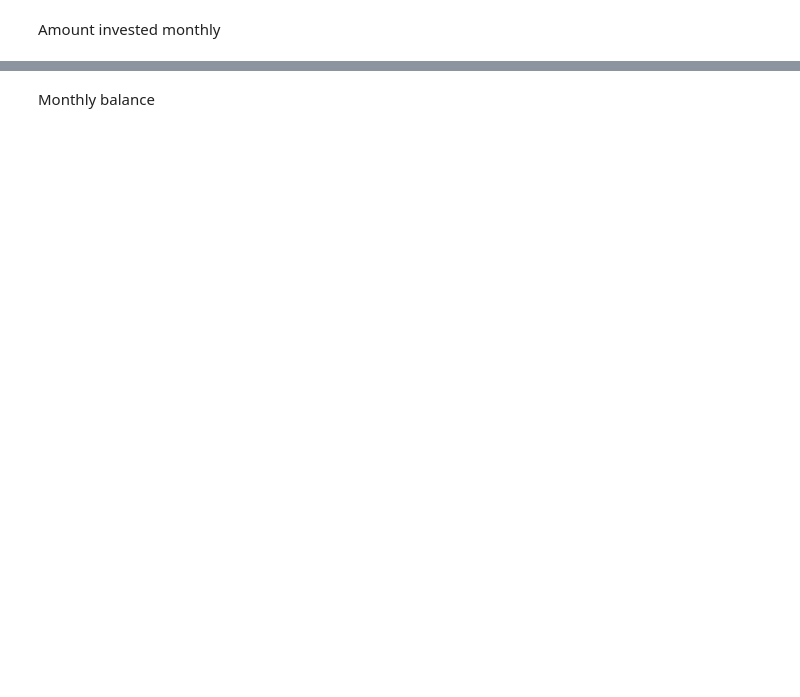
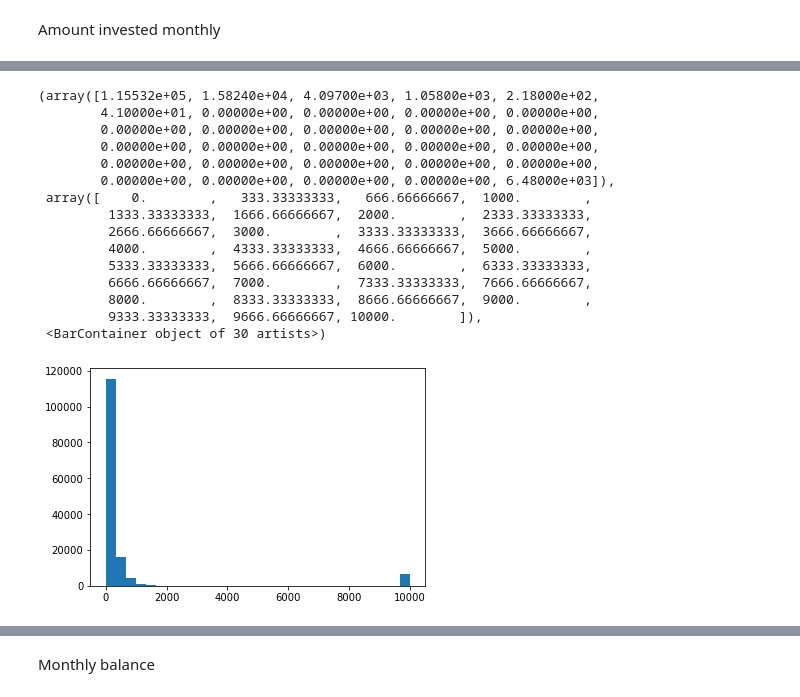
Before and after one commit to WnagZ/vis-and-dm, a Jupyter notebook: outliers.ipynb, the cells around one changed output, grey strips where cells are left out. Cells and saved outputs as stored; diff of their text form; code cells hidden in the pictures; blank space fills up the shorter version.

```diff
--- a/outliers.ipynb
+++ b/outliers.ipynb
@@ -104,7 +120,7 @@ def replace_outliers(df, col_name):
         mean = group[col_name].mean()
         std = group[col_name].std()
         mode = group[col_name].mode()
-        threshold = 4 * std  # Define your threshold here, based on standard deviation
+        threshold = 2 * std  # Define your threshold here, based on standard deviation
 
         group.loc[group[col_name] != mode[0], col_name] = pd.NA
         return group
@@ -195,0 +238,19 @@ Amount invested monthly
+# %%
+plt.hist(df['Amount_invested_monthly'], bins= 30)
+# %% [output]
+(array([1.15532e+05, 1.58240e+04, 4.09700e+03, 1.05800e+03, 2.18000e+02,
+        4.10000e+01, 0.00000e+00, 0.00000e+00, 0.00000e+00, 0.00000e+00,
+        0.00000e+00, 0.00000e+00, 0.00000e+00, 0.00000e+00, 0.00000e+00,
+        0.00000e+00, 0.00000e+00, 0.00000e+00, 0.00000e+00, 0.00000e+00,
+        0.00000e+00, 0.00000e+00, 0.00000e+00, 0.00000e+00, 0.00000e+00,
+        0.00000e+00, 0.00000e+00, 0.00000e+00, 0.00000e+00, 6.48000e+03]),
+ array([    0.        ,   333.33333333,   666.66666667,  1000.        ,
+         1333.33333333,  1666.66666667,  2000.        ,  2333.33333333,
+         2666.66666667,  3000.        ,  3333.33333333,  3666.66666667,
+         4000.        ,  4333.33333333,  4666.66666667,  5000.        ,
+         5333.33333333,  5666.66666667,  6000.        ,  6333.33333333,
+         6666.66666667,  7000.        ,  7333.33333333,  7666.66666667,
+         8000.        ,  8333.33333333,  8666.66666667,  9000.        ,
+         9333.33333333,  9666.66666667, 10000.        ]),
+ <BarContainer object of 30 artists>)
+[figure, added]
```
Also changed, not shown: parts of 16 cells of this notebook.
